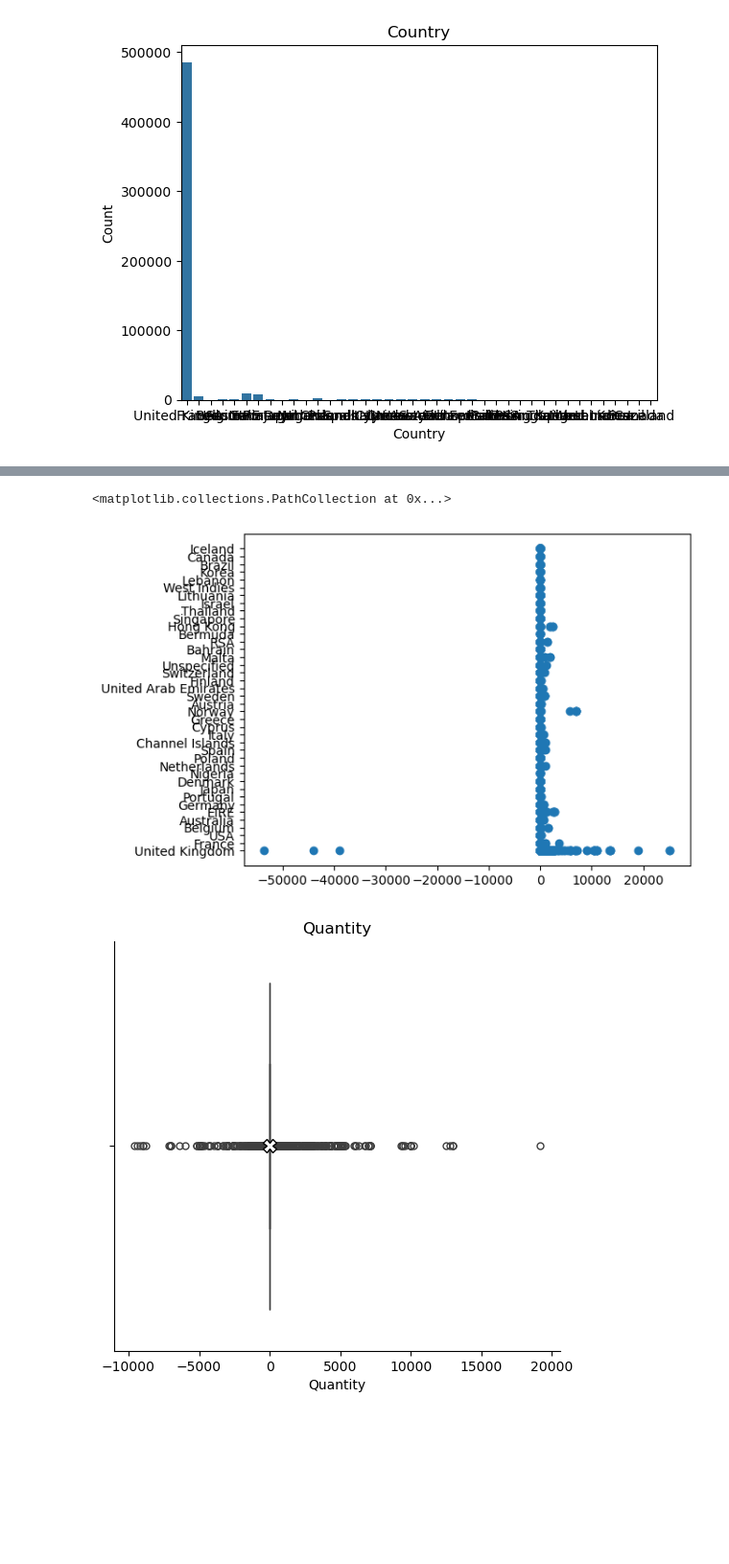
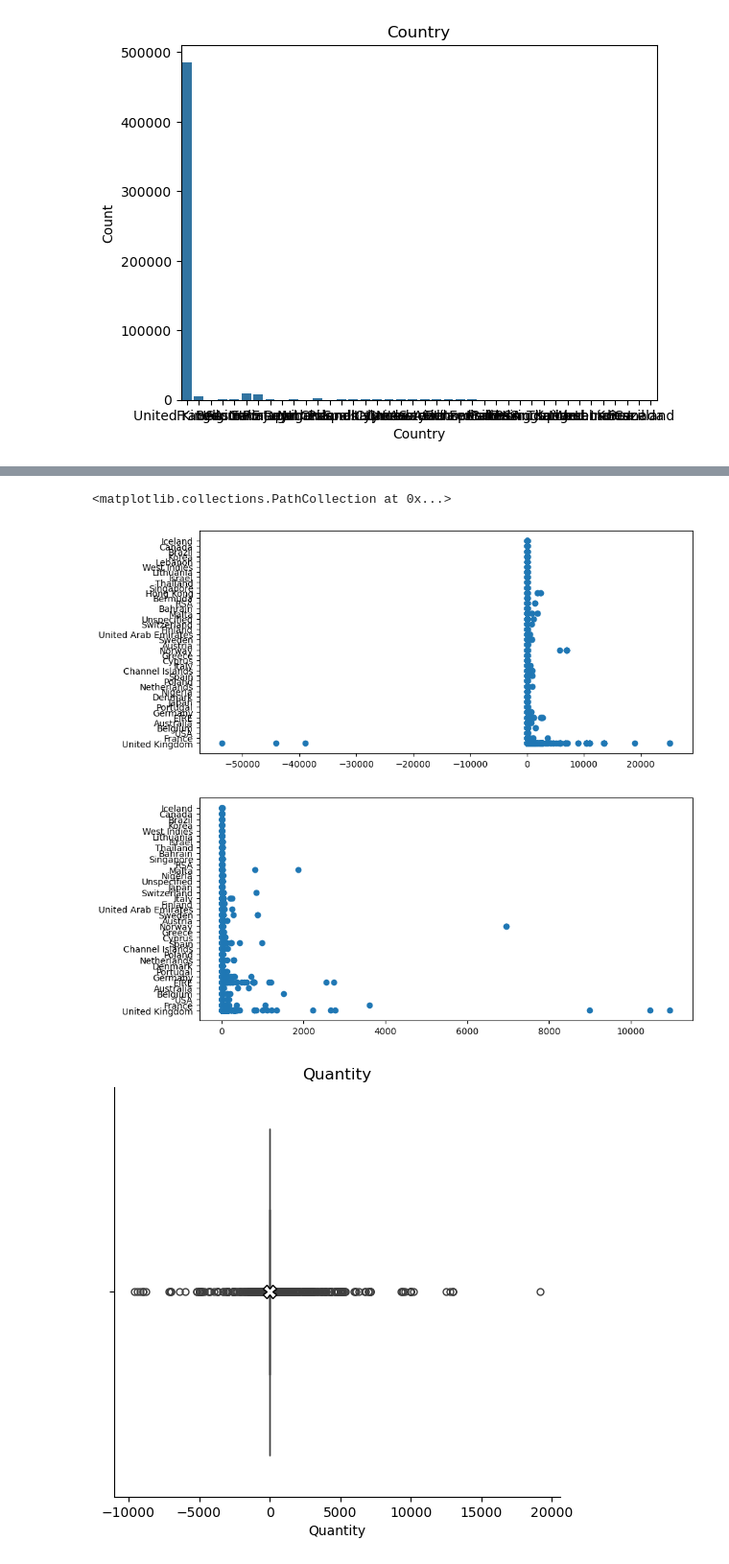
Before and after one commit to jeff0167/Data_And_Things, a Jupyter notebook: DE_Task.ipynb, the cells around one changed output, grey strips where cells are left out. Shown at 96% size. Cells and saved outputs as stored; diff of their text form; code cells hidden in the pictures; blank space fills up the shorter version.

```diff
--- a/DE_Task.ipynb
+++ b/DE_Task.ipynb
@@ -583,8 +622,13 @@ plt.scatter(x = "Price", y = "Country", data = df)
-# %%
-plt.scatter(x = "Price", y = "Country", data = my_df) # litterally no difference
-# %% [output]
-<matplotlib.collections.PathCollection at 0x...>
-[figure, removed]
+# %%
+fig = plt.figure(figsize=(10, 10))
+ax1 = fig.add_subplot(2, 1, 1)
+ax2 = fig.add_subplot(2, 1, 2)
+
+ax1.scatter(x = "Price", y = "Country", data = df)
+ax2.scatter(x = "Price", y = "Country", data = my_df)
+# %% [output]
+<matplotlib.collections.PathCollection at 0x...>
+[figure, added]
 # %%
 sns.catplot(x="Quantity", data = df, estimator='mean', kind="box", showmeans=True, meanprops={"marker": "X", "markerfacecolor": "white", "markeredgecolor":"black", "markersize": "10"})
 plt.title("Quantity")
```
Also changed, not shown: parts of 75 cells of this notebook.
